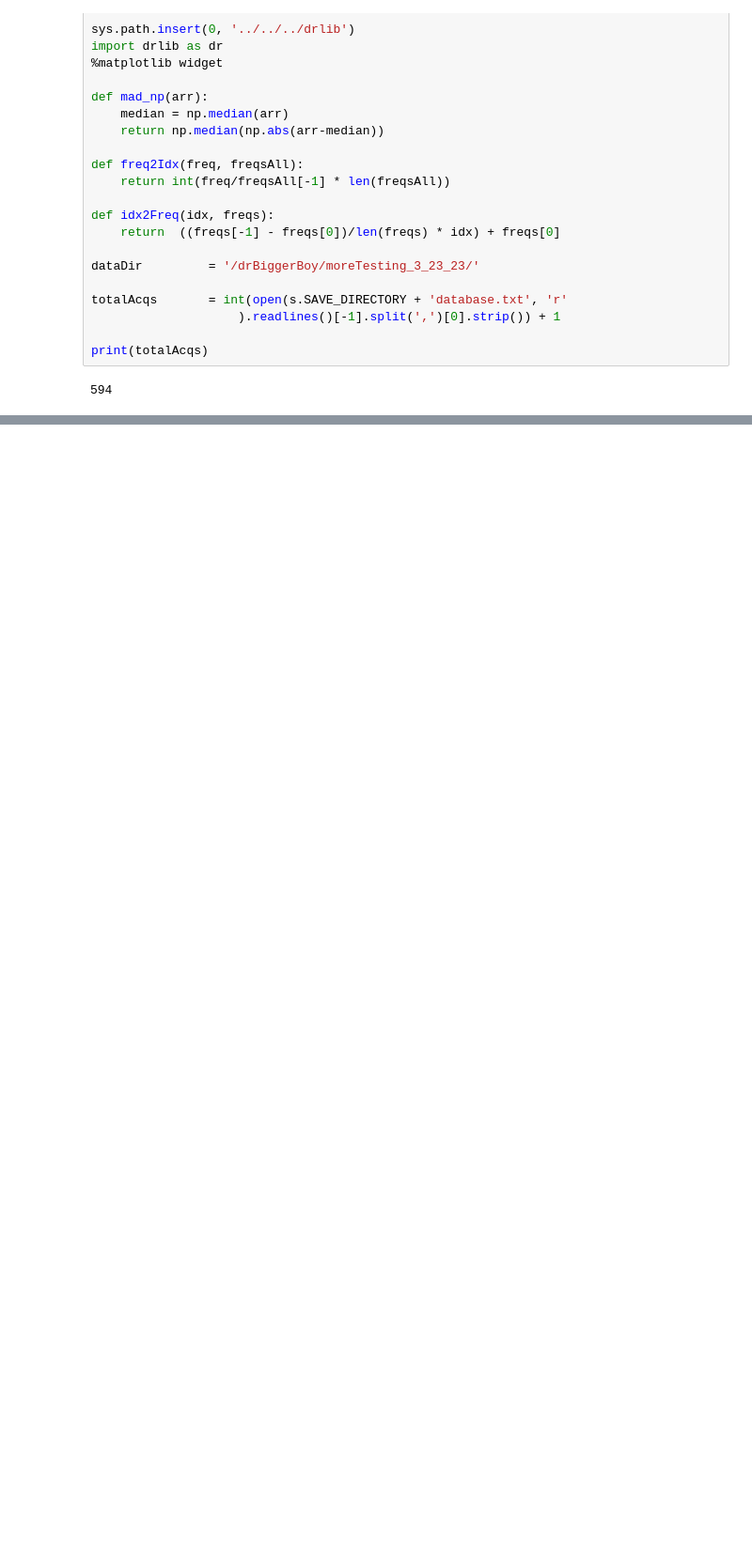
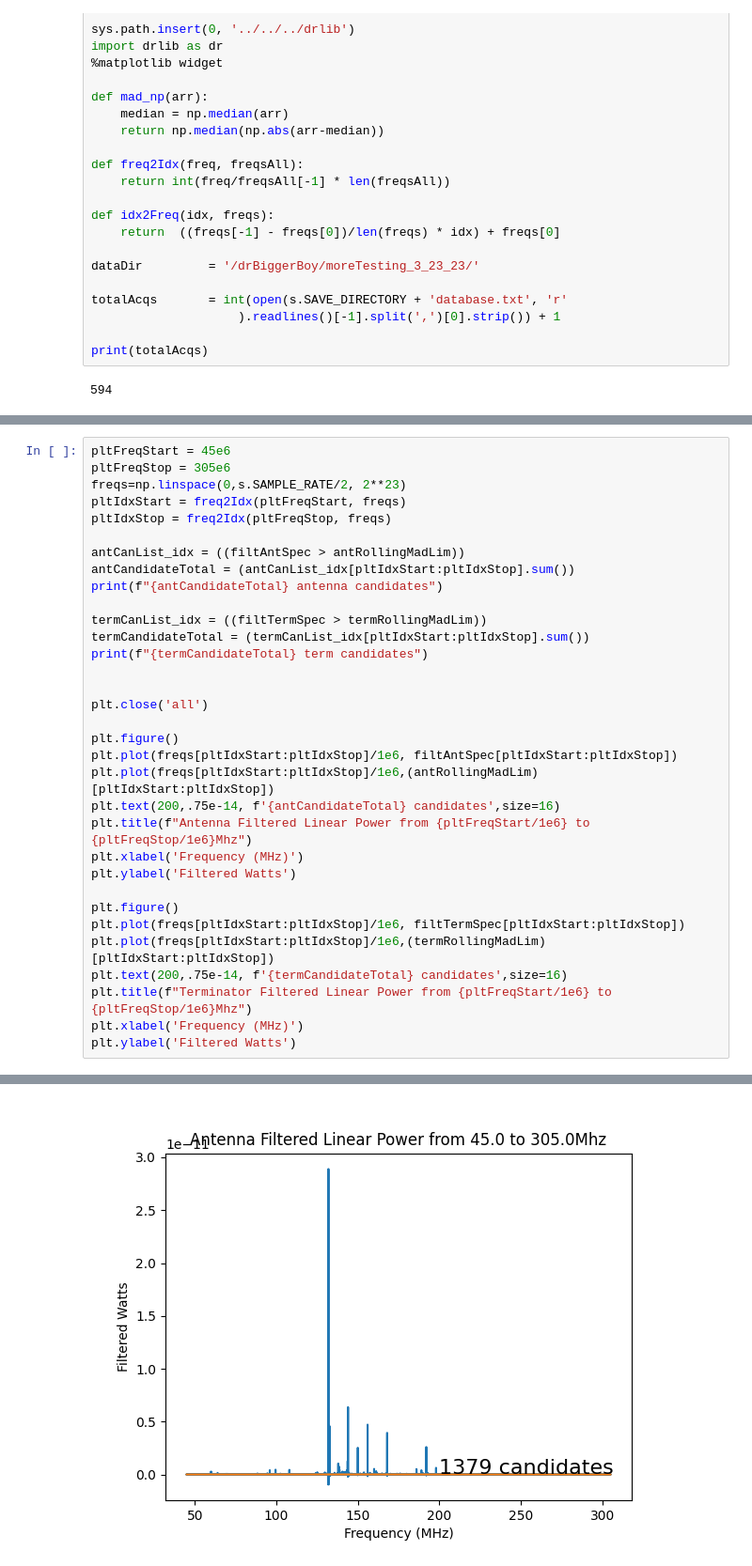
Before and after one commit to josephmlev/darkRadio, a Jupyter notebook: daqAnalysisAndExperiments/teledyne/adq3_data_transfer_gpu_nvidia_pyadq/runAnalysis_3.24.23.ipynb, the cells around one changed output, grey strips where cells are left out. Shown at 94% size. Cells and saved outputs as stored; diff of their text form; blank space fills up the shorter version.

```diff
--- a/daqAnalysisAndExperiments/teledyne/adq3_data_transfer_gpu_nvidia_pyadq/runAnalysis_3.24.23.ipynb
+++ b/daqAnalysisAndExperiments/teledyne/adq3_data_transfer_gpu_nvidia_pyadq/runAnalysis_3.24.23.ipynb
@@ -229,0 +256,34 @@ np.save('/drBiggerBoy/moreTesting_3_23_23/termRollingMadLim_W_296Avgs_3_23_23',
+# %%
+pltFreqStart = 45e6
+pltFreqStop = 305e6
+freqs=np.linspace(0,s.SAMPLE_RATE/2, 2**23)
+pltIdxStart = freq2Idx(pltFreqStart, freqs)
+pltIdxStop = freq2Idx(pltFreqStop, freqs)
+
+antCanList_idx = ((filtAntSpec > antRollingMadLim))
+antCandidateTotal = (antCanList_idx[pltIdxStart:pltIdxStop].sum())
+print(f"{antCandidateTotal} antenna candidates")
+
+termCanList_idx = ((filtTermSpec > termRollingMadLim))
+termCandidateTotal = (termCanList_idx[pltIdxStart:pltIdxStop].sum())
+print(f"{termCandidateTotal} term candidates")
+
+
+plt.close('all')
+
+plt.figure()
+plt.plot(freqs[pltIdxStart:pltIdxStop]/1e6, filtAntSpec[pltIdxStart:pltIdxStop])
+plt.plot(freqs[pltIdxStart:pltIdxStop]/1e6,(antRollingMadLim)[pltIdxStart:pltIdxStop])
+plt.text(200,.75e-14, f'{antCandidateTotal} candidates',size=16)
+plt.title(f"Antenna Filtered Linear Power from {pltFreqStart/1e6} to {pltFreqStop/1e6}Mhz")
+plt.xlabel('Frequency (MHz)')
+plt.ylabel('Filtered Watts')
+
+plt.figure()
+plt.plot(freqs[pltIdxStart:pltIdxStop]/1e6, filtTermSpec[pltIdxStart:pltIdxStop])
+plt.plot(freqs[pltIdxStart:pltIdxStop]/1e6,(termRollingMadLim)[pltIdxStart:pltIdxStop])
+plt.text(200,.75e-14, f'{termCandidateTotal} candidates',size=16)
+plt.title(f"Terminator Filtered Linear Power from {pltFreqStart/1e6} to {pltFreqStop/1e6}Mhz")
+plt.xlabel('Frequency (MHz)')
+plt.ylabel('Filtered Watts')
+# %% [output]
@@ -229,0 +293 @@ np.save('/drBiggerBoy/moreTesting_3_23_23/termRollingMadLim_W_296Avgs_3_23_23',
+[figure, added]
```
Also changed, not shown: parts of 10 cells of this notebook, 17 other files.
